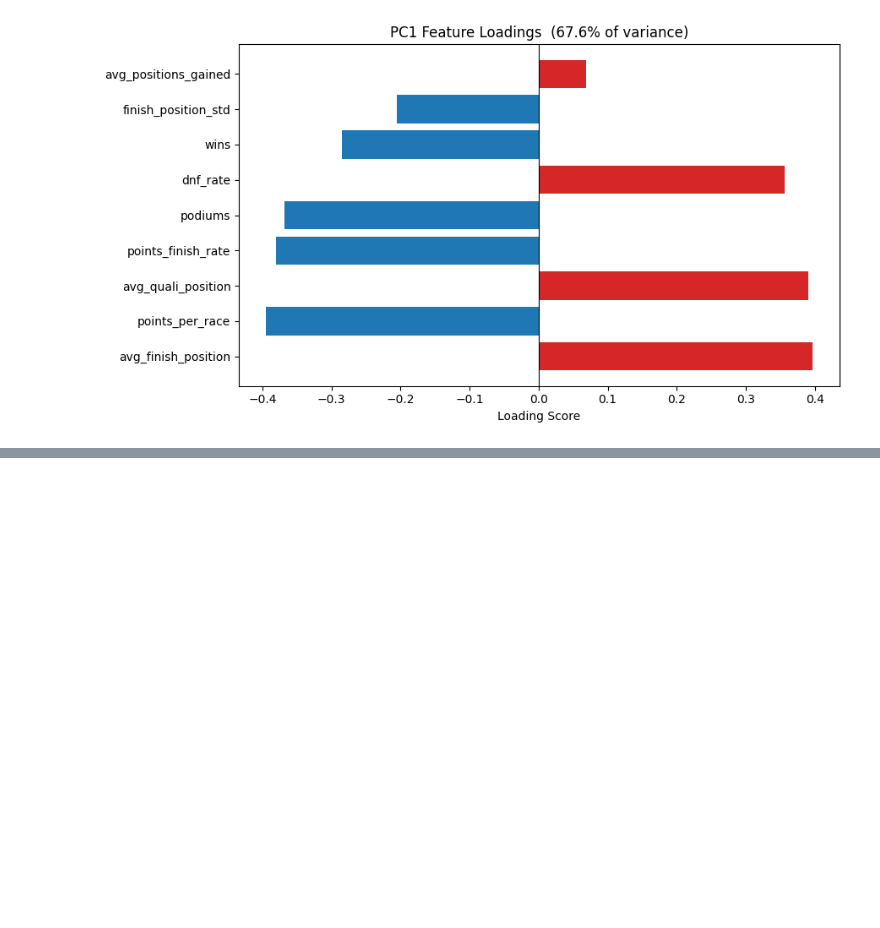
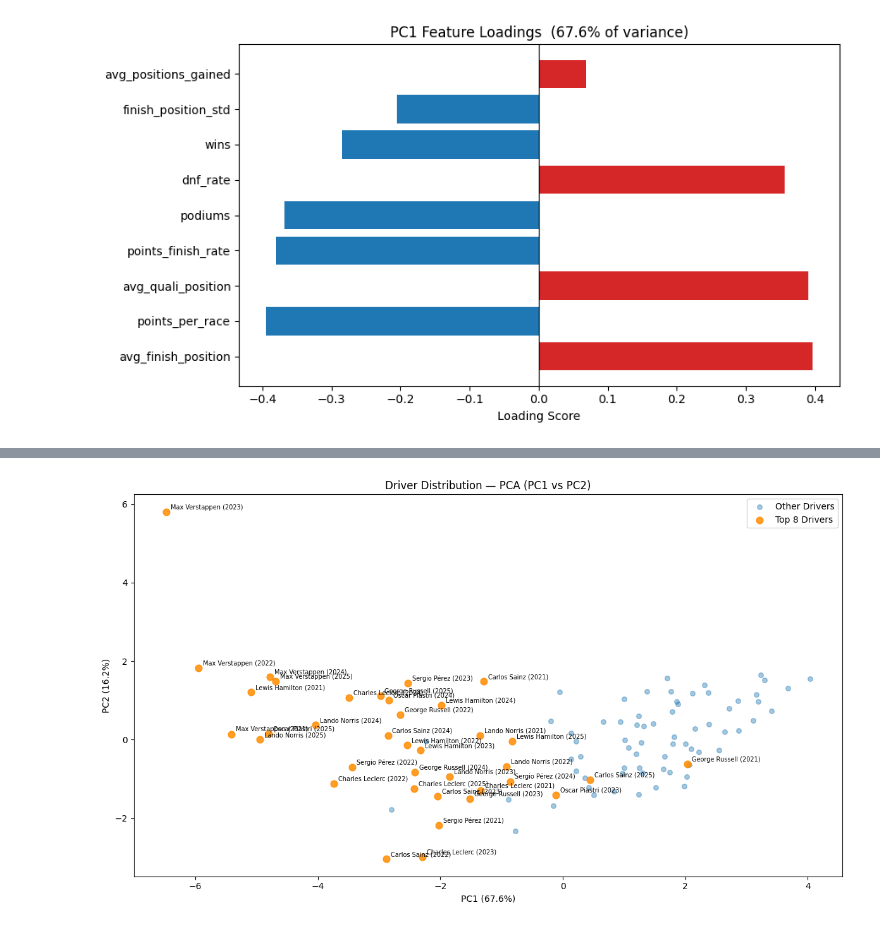
Before and after one commit to RichyJames/F1_RIchy_Odiase_Index, a Jupyter notebook: Notebooks/multivariate_analysis.ipynb, the cells around one changed output, grey strips where cells are left out. Saved outputs shown, nothing was run; the diff lists cells and outputs as text; code cells hidden in the pictures; blank space fills up the shorter version.

Commit message:
produce PCA scatter plot showing driver distribution across PC1 and PC2

```diff
--- a/Notebooks/multivariate_analysis.ipynb
+++ b/Notebooks/multivariate_analysis.ipynb
@@ -163,0 +181,38 @@ dtype: float64
+# %%
+pca_df = pd.DataFrame(X_pca[:, :2], columns=['PC1', 'PC2'])
+pca_df['driver_name'] = df['driver_name'].values
+pca_df['season']      = df['season'].values
+
+# Label only top drivers by points_per_race
+top_drivers = (
+    df.sort_values('points_per_race', ascending=False)
+    ['driver_name'].unique()[:8]
+)
+pca_df['is_top'] = pca_df['driver_name'].isin(top_drivers)
+
+fig, ax = plt.subplots(figsize=(12, 7))
+
+others = pca_df[~pca_df['is_top']]
+tops   = pca_df[pca_df['is_top']]
+
+ax.scatter(others['PC1'], others['PC2'],
+           alpha=0.4, s=30, label='Other Drivers')
+ax.scatter(tops['PC1'], tops['PC2'],
+           alpha=0.85, s=60, color='darkorange', label='Top 8 Drivers')
+
+for _, row in tops.iterrows():
+    ax.annotate(
+        f"{row['driver_name']} ({int(row['season'])})",
+        (row['PC1'], row['PC2']),
+        xytext=(5, 3), textcoords='offset points', fontsize=7
+    )
+
+ax.set_title('Driver Distribution — PCA (PC1 vs PC2)')
+ax.set_xlabel(f'PC1 ({per_var[0]}%)')
+ax.set_ylabel(f'PC2 ({per_var[1]}%)')
+ax.legend()
+plt.tight_layout()
+plt.savefig(OUTPUT_DIR / 'pca_scatter.png', dpi=150)
+plt.show()
+# %% [output]
+[figure, added]
```
Also changed, not shown: parts of 1 cell of this notebook.
